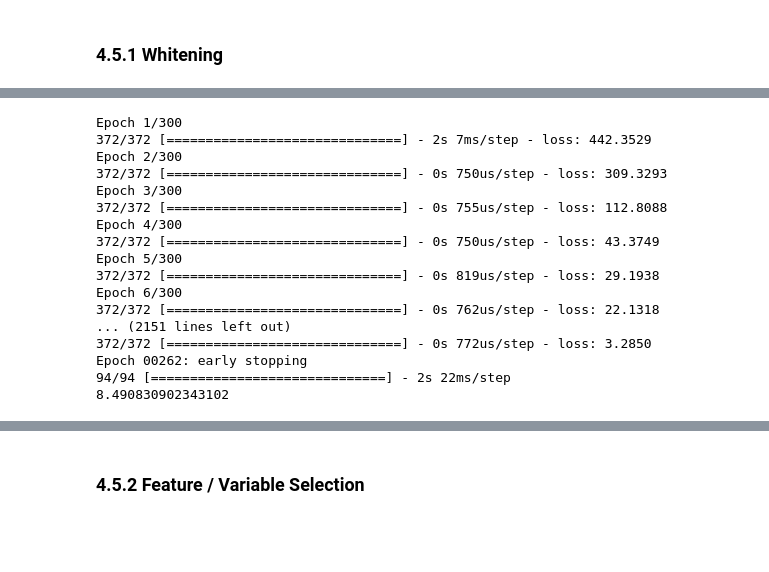
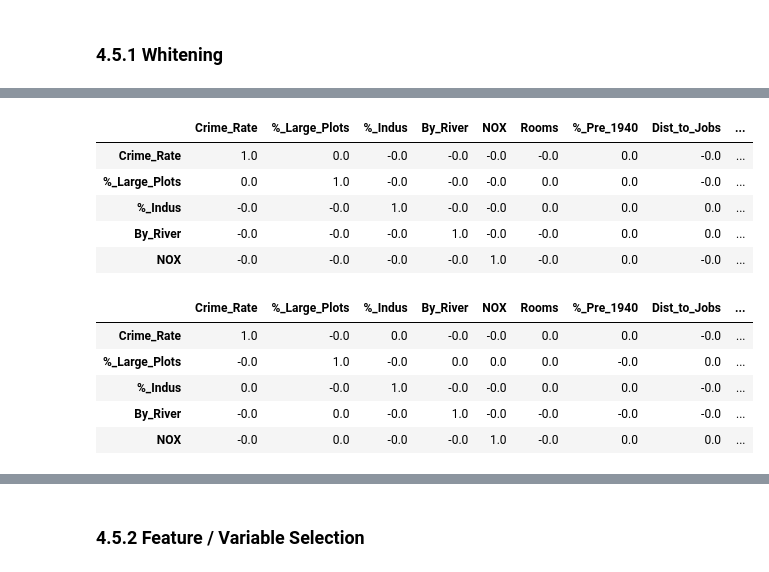
Before and after one commit to ConorHogan/MachineLearning-and-Statistics-Project, a Jupyter notebook: Machine-Learning-and-Statistics-Project-Notebook.ipynb, the cells around one changed output, grey strips where cells are left out. Saved outputs shown, nothing was run; the diff lists cells and outputs as text; code cells hidden in the pictures; blank space fills up the shorter version.

```diff
--- a/Machine-Learning-and-Statistics-Project-Notebook.ipynb
+++ b/Machine-Learning-and-Statistics-Project-Notebook.ipynb
@@ -1569,20 +1585,18 @@ x_train_white.head()
-# %%
-print(layer_count_test(5,4,13,13))
-# %% [output]
-Epoch 1/300
-372/372 [==============================] - 2s 7ms/step - loss: 442.3529
-Epoch 2/300
-372/372 [==============================] - 0s 750us/step - loss: 309.3293
-Epoch 3/300
-372/372 [==============================] - 0s 755us/step - loss: 112.8088
-Epoch 4/300
-372/372 [==============================] - 0s 750us/step - loss: 43.3749
-Epoch 5/300
-372/372 [==============================] - 0s 819us/step - loss: 29.1938
-Epoch 6/300
-372/372 [==============================] - 0s 762us/step - loss: 22.1318
-... (2151 lines left out)
-372/372 [==============================] - 0s 772us/step - loss: 3.2850
-Epoch 00262: early stopping
-94/94 [==============================] - 2s 22ms/step
-8.490830902343102
+# %%
+w_train_whitened.corr().round().head()
+# %% [output]
+|  | Crime_Rate | %_Large_Plots | %_Indus | By_River | NOX | Rooms | %_Pre_1940 | Dist_to_Jobs | ... |
+| Crime_Rate | 1.0 | 0.0 | -0.0 | -0.0 | -0.0 | -0.0 | 0.0 | -0.0 | ... |
+| %_Large_Plots | 0.0 | 1.0 | -0.0 | -0.0 | -0.0 | 0.0 | 0.0 | -0.0 | ... |
+| %_Indus | -0.0 | -0.0 | 1.0 | -0.0 | -0.0 | 0.0 | 0.0 | 0.0 | ... |
+| By_River | -0.0 | -0.0 | -0.0 | 1.0 | -0.0 | -0.0 | 0.0 | 0.0 | ... |
+| NOX | -0.0 | -0.0 | -0.0 | -0.0 | 1.0 | -0.0 | 0.0 | -0.0 | ... |
+# %%
+w_test_whitened.corr().round().head()
+# %% [output]
+|  | Crime_Rate | %_Large_Plots | %_Indus | By_River | NOX | Rooms | %_Pre_1940 | Dist_to_Jobs | ... |
+| Crime_Rate | 1.0 | -0.0 | 0.0 | -0.0 | -0.0 | 0.0 | 0.0 | -0.0 | ... |
+| %_Large_Plots | -0.0 | 1.0 | -0.0 | 0.0 | 0.0 | 0.0 | -0.0 | 0.0 | ... |
+| %_Indus | 0.0 | -0.0 | 1.0 | -0.0 | -0.0 | 0.0 | 0.0 | -0.0 | ... |
+| By_River | -0.0 | 0.0 | -0.0 | 1.0 | -0.0 | -0.0 | -0.0 | -0.0 | ... |
+| NOX | -0.0 | 0.0 | -0.0 | -0.0 | 1.0 | -0.0 | 0.0 | 0.0 | ... |
```
Also changed, not shown: parts of 44 cells of this notebook.
